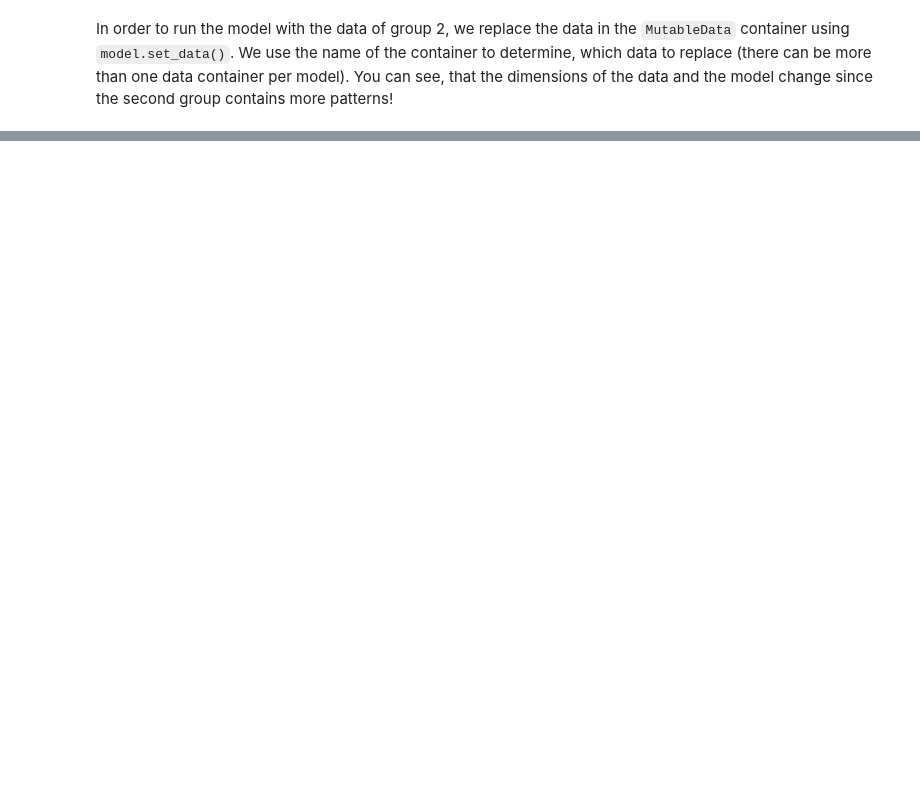
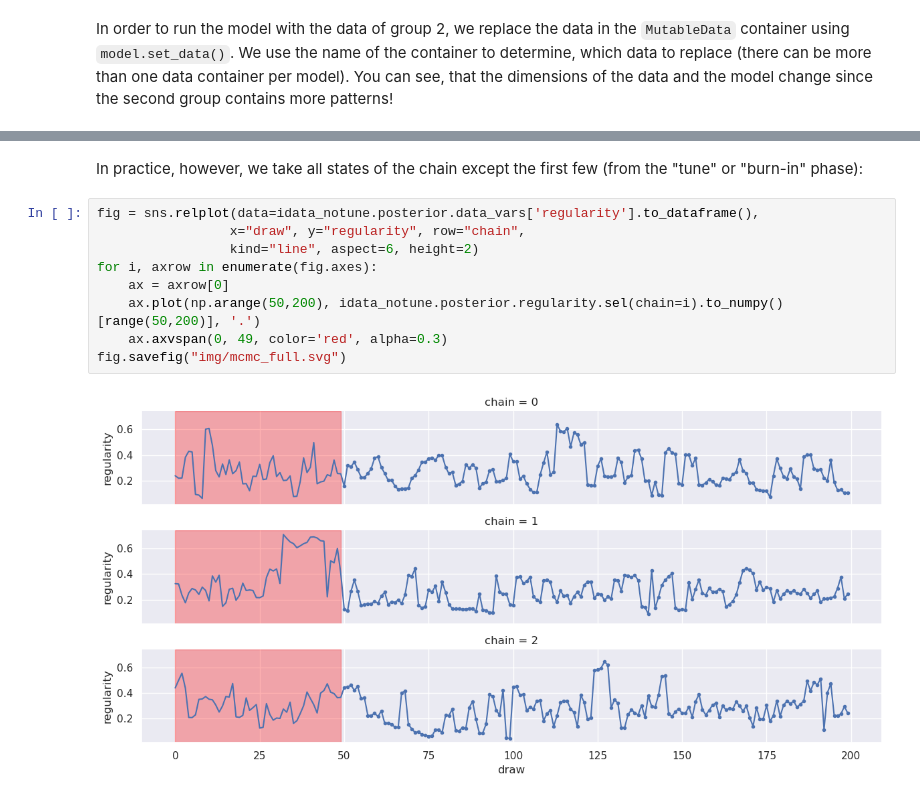
Before and after one commit to Amsterdam-Music-Lab/gmth23-bayes-workshop, a Jupyter notebook: regularity.ipynb, the cells around one changed output, grey strips where cells are left out. Drawn from its saved outputs; the diff is of its cells as text; blank space fills up the shorter version.

```diff
--- a/regularity.ipynb
+++ b/regularity.ipynb
@@ -451,0 +494,14 @@ Sampling 4 chains for 1_000 tune and 5_000 draw iterations (4_000 + 20_000 draws
+# %% [markdown]
+In practice, however,
+we take all states of the chain except the first few (from the "tune" or "burn-in" phase):
+# %%
+fig = sns.relplot(data=idata_notune.posterior.data_vars['regularity'].to_dataframe(),
+                 x="draw", y="regularity", row="chain",
+                 kind="line", aspect=6, height=2)
+for i, axrow in enumerate(fig.axes):
+    ax = axrow[0]
+    ax.plot(np.arange(50,200), idata_notune.posterior.regularity.sel(chain=i).to_numpy()[range(50,200)], '.')
+    ax.axvspan(0, 49, color='red', alpha=0.3)
+fig.savefig("img/mcmc_full.svg")
+# %% [output]
+[figure, added]
```
Also changed, not shown: parts of 12 cells of this notebook, 2 other files.
